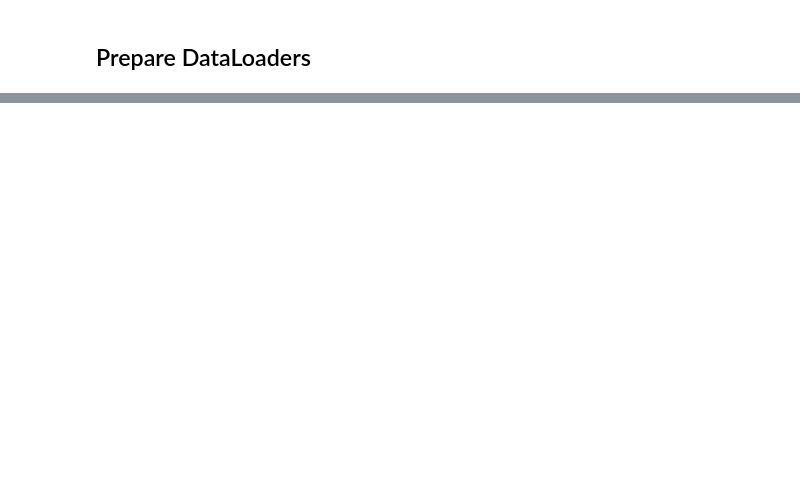
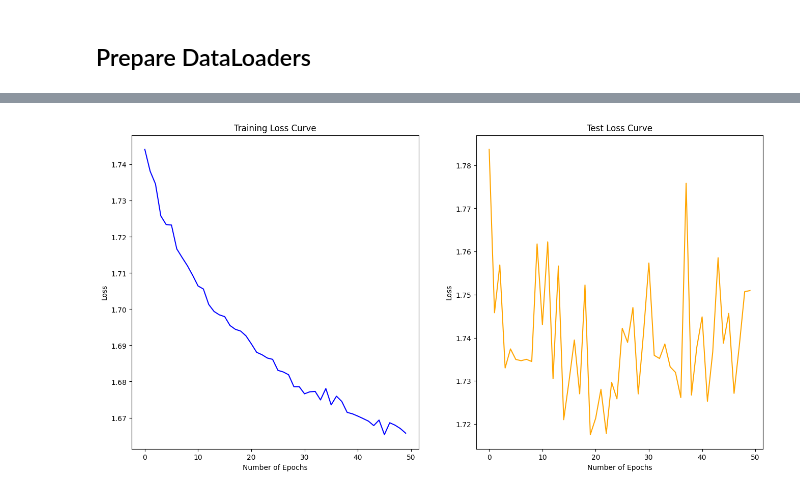
Before and after one commit to bhargav-borah/CIFAR10ImageClassification, a Jupyter notebook: cifar10_image_classification.ipynb, the cells around one changed output, grey strips where cells are left out. Drawn from its saved outputs; the diff is of its cells as text; code cells hidden in the pictures; blank space fills up the shorter version.

```diff
--- a/cifar10_image_classification.ipynb
+++ b/cifar10_image_classification.ipynb
@@ -562,0 +331,9 @@ The model is not learning at all, I need to introduce convolutional blocks for i
+# %%
+history_0 = fit(model=model_0,
+              epochs=50,
+              train_dataloader=train_dataloader,
+              test_dataloader=test_dataloader,
+              loss_fn=loss_fn,
+              optimizer=optimizer,
+              device=device,
+              accuracy_fn=accuracy_fn)
@@ -562,0 +382,35 @@ The model is not learning at all, I need to introduce convolutional blocks for i
+# %%
+def plot_loss_curves(train_losses, test_losses):
+  fig, axs = plt.subplots(nrows=1, ncols=2, figsize=(16, 8))
+
+  axs[0].plot(range(len(train_losses)), train_losses, color='blue')
+  axs[0].set_title('Training Loss Curve')
+  axs[0].set_xlabel('Number of Epochs')
+  axs[0].set_ylabel('Loss')
+
+  axs[1].plot(range(len(test_losses)), test_losses, color='orange')
+  axs[1].set_title('Test Loss Curve')
+  axs[1].set_xlabel('Number of Epochs')
+  axs[1].set_ylabel('Loss')
+
+  plt.show()
+
+def plot_accuracy_curves(train_accuracies, test_accuracies):
+  fig, axs = plt.subplots(nrows=1, ncols=2, figsize=(16, 8))
+
+  axs[0].plot(range(len(train_accuracies)), train_accuracies)
+  axs[0].set_title('Training Accuracy Curve')
+  axs[0].set_xlabel('Number of Epochs')
+  axs[0].set_ylabel('Accuracy')
+
+  axs[1].plot(range(len(test_accuracies)), test_accuracies)
+  axs[1].set_title('Test Accuracy Curve')
+  axs[1].set_xlabel('Number of Epochs')
+  axs[1].set_ylabel('Accuracy')
+
+  plt.show()
+# %%
+plot_loss_curves(train_losses=history_0['train_losses'],
+                 test_losses=history_0['test_losses'])
+# %% [output]
+[figure, added]
```
Also changed, not shown: parts of 69 cells of this notebook.
